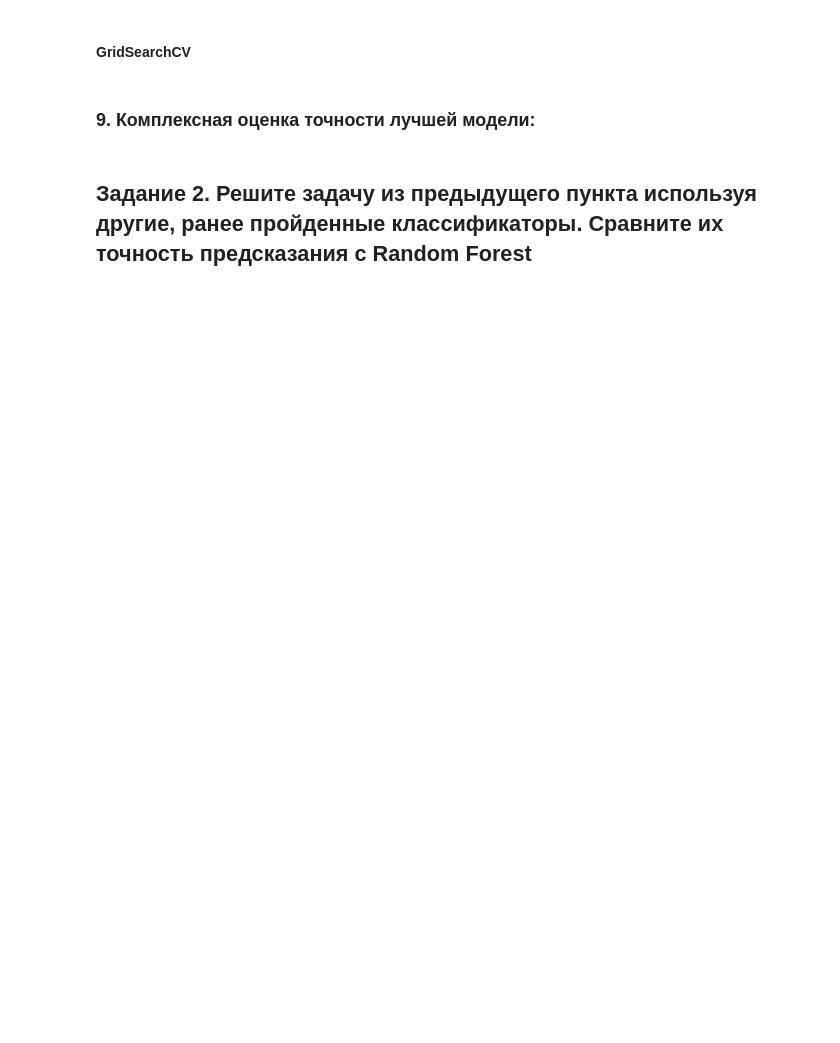
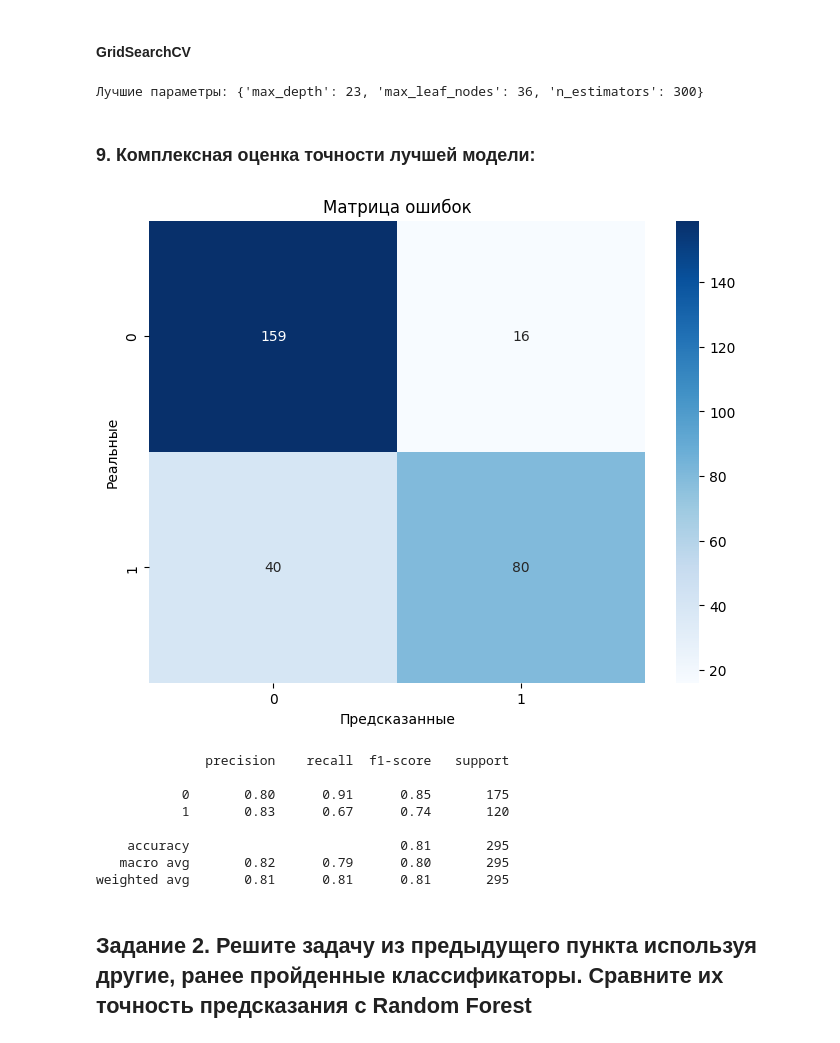
Before and after one commit to re-side/ml_basic, a Jupyter notebook: Практическая_работа_№7_Random_forest.ipynb, the cells around one changed output. Drawn from its saved outputs; the diff is of its cells as text; code cells hidden in the pictures; blank space fills up the shorter version.

```diff
--- a/Практическая_работа_№7_Random_forest.ipynb
+++ b/Практическая_работа_№7_Random_forest.ipynb
@@ -58,2 +249,41 @@
+# %%
+from sklearn.model_selection import GridSearchCV
+
+if rcv_best_params['n_estimators'] >= 4:
+  n_estimators = [int(x) for x in range(rcv_best_params['n_estimators']-3, rcv_best_params['n_estimators']+4)]
+else:
+  n_estimators = [int(x) for x in range(1, 8)]
+if rcv_best_params['max_leaf_nodes'] >= 5:
+  max_leaf_nodes = [int(i) for i in range(rcv_best_params['max_leaf_nodes']-3, rcv_best_params['max_leaf_nodes']+4)]
+else:
+  max_leaf_nodes = [int(i) for i in range(2, 9)]
+if rcv_best_params['max_depth'] >= 4:
+  max_depth = [int(x) for x in range(rcv_best_params['max_depth']-3, rcv_best_params['max_depth']+4)]
+else:
+  max_depth = [int(x) for x in range(1, 8)]
+max_depth.append(None)
+
+random_grid = {
+    'n_estimators': n_estimators,
+    'max_leaf_nodes': max_leaf_nodes,
+    'max_depth': max_depth
+}
+
+rf_cv = GridSearchCV(
+    estimator=model,
+    param_grid=param_grid,
+    scoring="accuracy",
+    cv=5,
+    verbose=0,
+    n_jobs=-1
+)
+
+rf_cv.fit(X_train2, y_train)
+
+best_params = rf_cv.best_params_
+best_model = rf_cv.best_estimator_
+print(f"Лучшие параметры: {best_params}")
+# %% [output]
+Лучшие параметры: {'max_depth': 23, 'max_leaf_nodes': 36, 'n_estimators': 300}
 # %% [markdown]
 ### 9. Комплексная оценка точности лучшей модели:
@@ -62,2 +290,18 @@
+# %%
+if best_model != None:
+  best_model = RandomForestClassifier(n_estimators=300, max_leaf_nodes=36, max_depth=23, random_state=1) # чтобы не перезапускать каждый раз перебор, создаем модель по лучшим параметрам
+best_model.fit(X_train2, y_train)
+y_pred = best_model.predict(X_test2)
+vis_cr_me(y_pred, y_test)
+# %% [output]
+[figure, added]
+              precision    recall  f1-score   support
+
+           0       0.80      0.91      0.85       175
+           1       0.83      0.67      0.74       120
+
+    accuracy                           0.81       295
+   macro avg       0.82      0.79      0.80       295
+weighted avg       0.81      0.81      0.81       295
 # %% [markdown]
 ## **Задание 2. Решите задачу из предыдущего пункта используя другие, ранее пройденные классификаторы. Сравните их точность предсказания с Random Forest**
```
Also changed, not shown: parts of 36 cells of this notebook.
